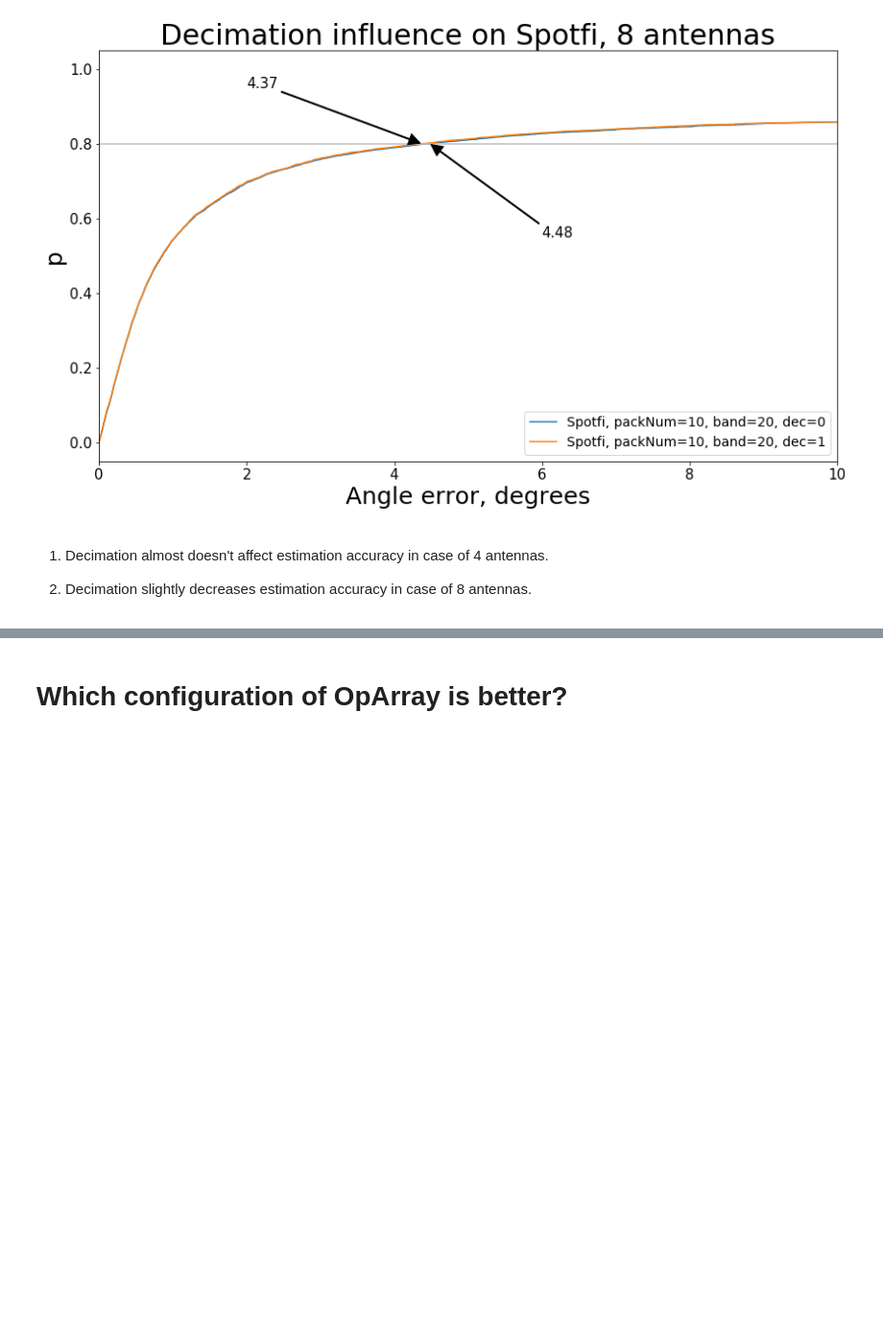
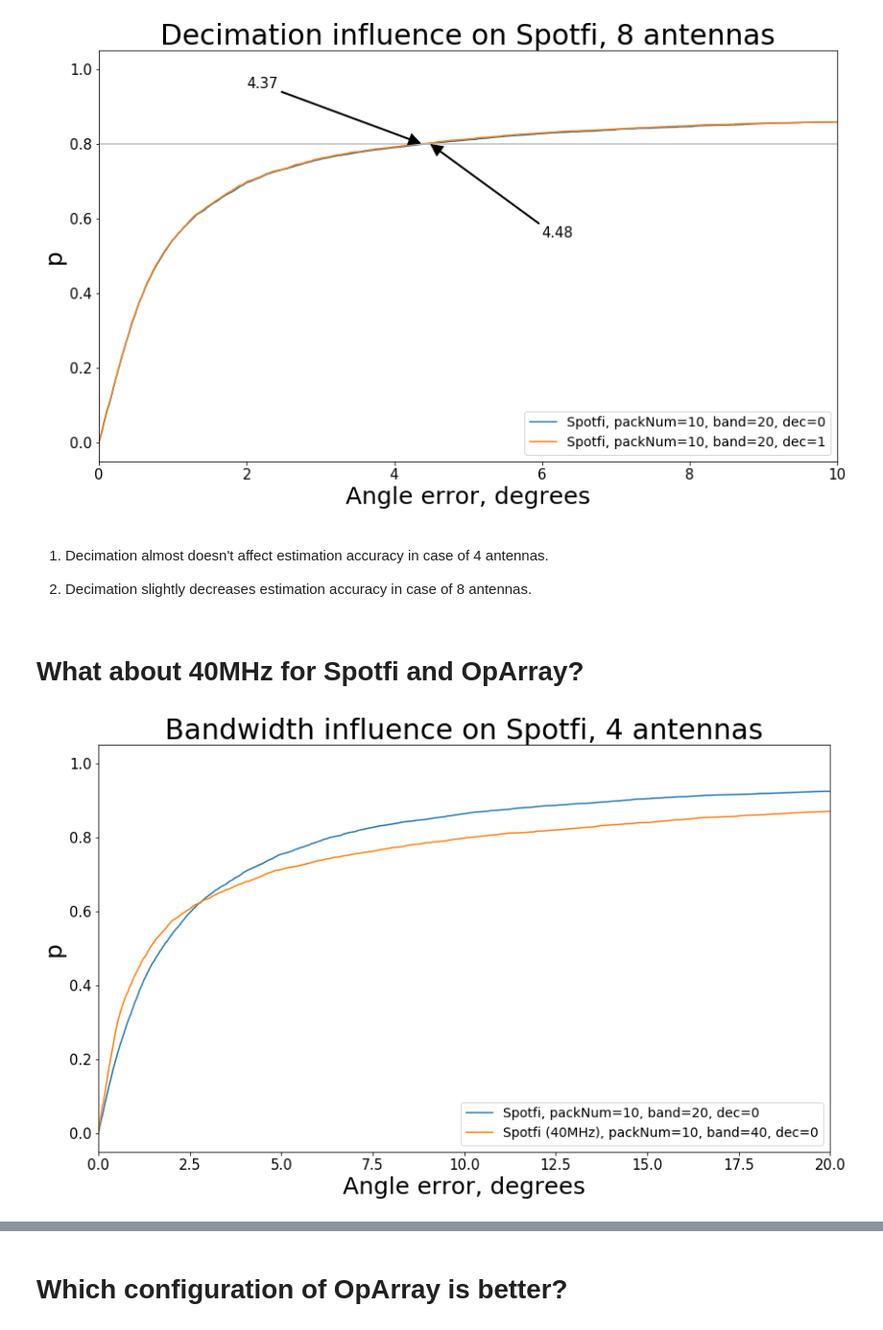
Before and after one commit to MolVlad/Angle-of-Arrival-Estimation-Simulation, a Jupyter notebook: results.ipynb, the cells around one changed output, grey strips where cells are left out. Shown at 96% size. Saved outputs shown, nothing was run; the diff lists cells and outputs as text; code cells hidden in the pictures; blank space fills up the shorter version.

```diff
--- a/results.ipynb
+++ b/results.ipynb
@@ -651,3 +693,14 @@ plotResults(p, [0, 70], "Decimation influence on Spotfi", 10, 0.8, ant=8)
 1) Decimation almost doesn't affect estimation accuracy in case of 4 antennas.
 
 2) Decimation slightly decreases estimation accuracy in case of 8 antennas.
+# %% [markdown]
+# What about 40MHz for Spotfi and OpArray?
+# %%
+p1 = param(alg="spotfi_fixed", sm=1, backw=0, packNum=10, band=20, dec=0, seed_lim=10000)
+p2 = param(alg="spotfi_40", sm=1, backw=0, packNum=10, band=40, dec=0, seed_lim=10000)
+
+p = [p1,p2]
+
+plotResults(p, [0, 70], "Bandwidth influence on Spotfi", 20, 0, ant=4)
+# %% [output]
+[figure, added]
```
Also changed, not shown: parts of 6 cells of this notebook, 2 other files.
